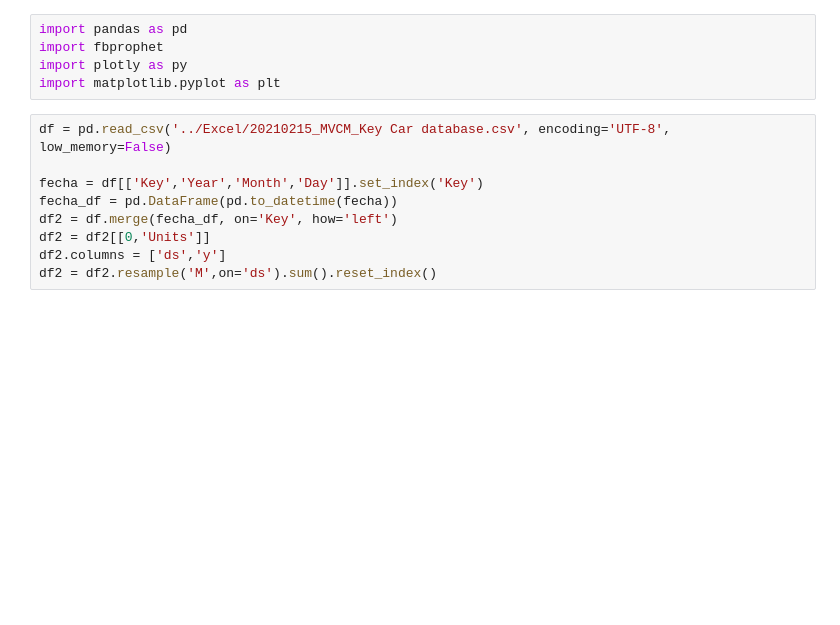
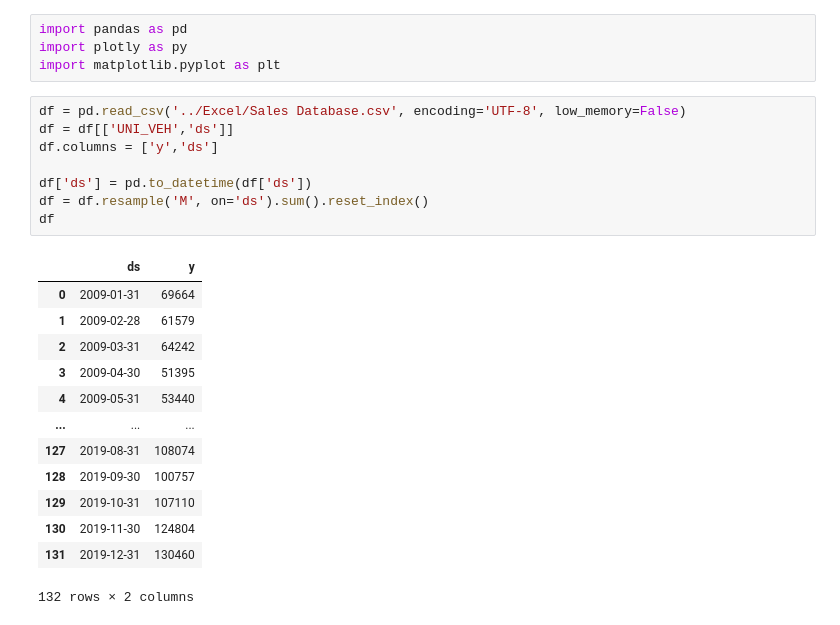
Before and after one commit to dianabaltazar/car-challenge, a Jupyter notebook: Python/20210215_Prophet Car sales forecast.ipynb, the cells around one changed output. Saved outputs shown, nothing was run; the diff lists cells and outputs as text; blank space fills up the shorter version.

```diff
--- a/Python/20210215_Prophet Car sales forecast.ipynb
+++ b/Python/20210215_Prophet Car sales forecast.ipynb
@@ -1,17 +1,29 @@
 # %%
 import pandas as pd
-import fbprophet
 import plotly as py
 import matplotlib.pyplot as plt
 # %%
-df = pd.read_csv('../Excel/20210215_MVCM_Key Car database.csv', encoding='UTF-8', low_memory=False)
+df = pd.read_csv('../Excel/Sales Database.csv', encoding='UTF-8', low_memory=False)
+df = df[['UNI_VEH','ds']]
+df.columns = ['y','ds']
 
-fecha = df[['Key','Year','Month','Day']].set_index('Key')
-fecha_df = pd.DataFrame(pd.to_datetime(fecha))
-df2 = df.merge(fecha_df, on='Key', how='left')
-df2 = df2[[0,'Units']]
-df2.columns = ['ds','y']
-df2 = df2.resample('M',on='ds').sum().reset_index()
+df['ds'] = pd.to_datetime(df['ds'])
+df = df.resample('M', on='ds').sum().reset_index()
+df
+# %% [output]
+|  | ds | y |
+| 0 | 2009-01-31 | 69664 |
+| 1 | 2009-02-28 | 61579 |
+| 2 | 2009-03-31 | 64242 |
+| 3 | 2009-04-30 | 51395 |
+| 4 | 2009-05-31 | 53440 |
+| ... | ... | ... |
+| 127 | 2019-08-31 | 108074 |
+| 128 | 2019-09-30 | 100757 |
+| 129 | 2019-10-31 | 107110 |
+| 130 | 2019-11-30 | 124804 |
+| 131 | 2019-12-31 | 130460 |
+132 rows × 2 columns
 # %%
 import plotly.express as px
 
```
Also changed, not shown: parts of 8 cells of this notebook.
